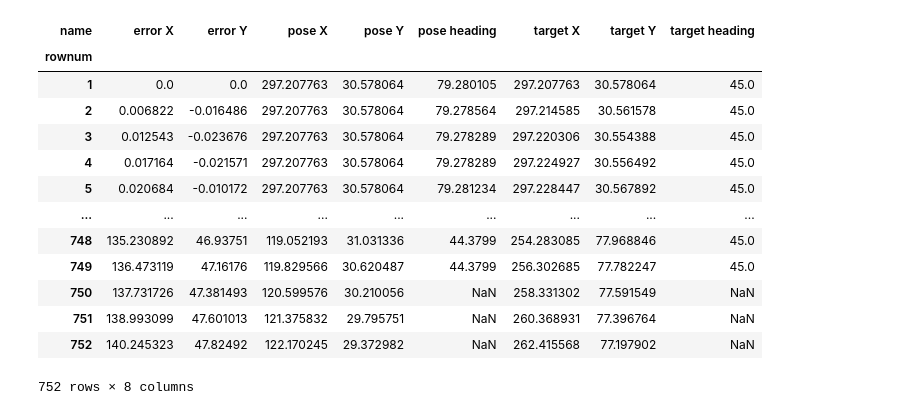
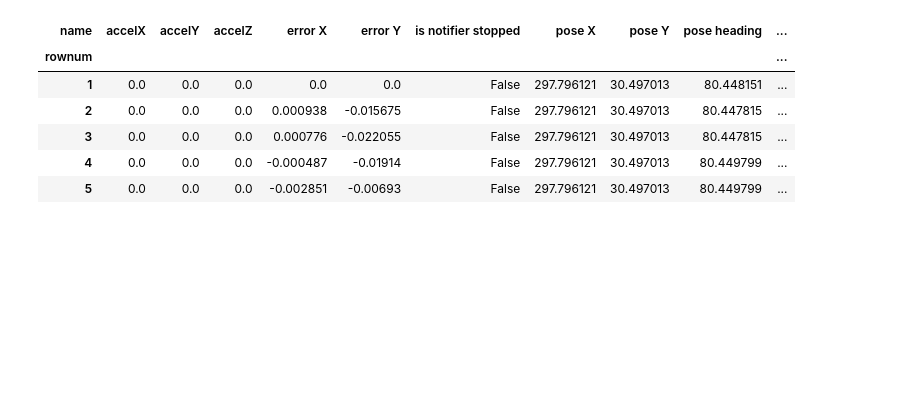
Before and after one commit to TheTriSonics/RobotLogToolkit, a Jupyter notebook: FRC Data Logging.ipynb, the cells around one changed output. Saved outputs shown, nothing was run; the diff lists cells and outputs as text; code cells hidden in the pictures; blank space fills up the shorter version.

```diff
--- a/FRC Data Logging.ipynb
+++ b/FRC Data Logging.ipynb
@@ -3,9 +3,14 @@ import datalog  as dl
 import pandas as pd
 import numpy as np
 
+def read_wpilog(filename):
+    data = dl.wpilog_to_json(filename)
+    df = pd.DataFrame(data)
+    return df
 
-data = dl.wpilog_to_json('FRC_20220328_233226.wpilog')
-df = pd.DataFrame(data)
+# df = read_wpilog('newdump/FRC_20220330_210122.wpilog')
+df = read_wpilog('autons/FRC_20220331_001608.wpilog')
+# df = read_wpilog('newdump/FRC_20220330_213451.wpilog')
 # Remove the standard data fields, only keeping our custom data.
 df = df[df['name'].apply(lambda x: not x.startswith('NT:/') and x != 'NTConnection' and x != 'messages')]
 # Verify we've got only what we need
@@ -27,10 +33,11 @@ df['rownum'] = df.sort_values(by='timestamp').groupby('name').cumcount() + 1
 # dropping an incomplete row of data or adjusting our technique for lining them up.
 df['mints'] = df.groupby('rownum')['timestamp'].transform('min')
 df['maxts'] = df.groupby('rownum')['timestamp'].transform('max')
+df['avgts'] = df.groupby('rownum')['timestamp'].transform('mean')
 df['diffts'] = df['maxts'] - df['mints']
 
 # Look for the rows with the largest difference.
 # (This is how I figured out we should drop messages from the data)
 timecheck_df = df.sort_values(by='diffts', ascending=False)
-timecheck_df
+timecheck_df.head()
 # %% [output]
@@ -50,24 +50,18 @@ timecheck_df
 # %%
 # Currently the df dataframe has a single 'name' column and a single 'value' column
 # that is a mix of everything we're measuring. Here we take each value for 'name'
 # (target X, target Y, etc.. ) and turn them into a column with ther row's 'value'
 # as the value of the cell
 pivot_df = df.pivot(index='rownum', columns='name', values='value')
-pivot_df
+pivot_df['pose error'] = (pivot_df['pose heading']-pivot_df['target heading']).abs()
+pivot_df.head()
 # %% [output]
-| name | error X | error Y | pose X | pose Y | pose heading | target X | target Y | target heading |
-| rownum |  |  |  |  |  |  |  |  |
-| 1 | 0.0 | 0.0 | 297.207763 | 30.578064 | 79.280105 | 297.207763 | 30.578064 | 45.0 |
-| 2 | 0.006822 | -0.016486 | 297.207763 | 30.578064 | 79.278564 | 297.214585 | 30.561578 | 45.0 |
-| 3 | 0.012543 | -0.023676 | 297.207763 | 30.578064 | 79.278289 | 297.220306 | 30.554388 | 45.0 |
-| 4 | 0.017164 | -0.021571 | 297.207763 | 30.578064 | 79.278289 | 297.224927 | 30.556492 | 45.0 |
-| 5 | 0.020684 | -0.010172 | 297.207763 | 30.578064 | 79.281234 | 297.228447 | 30.567892 | 45.0 |
-| ... | ... | ... | ... | ... | ... | ... | ... | ... |
-| 748 | 135.230892 | 46.93751 | 119.052193 | 31.031336 | 44.3799 | 254.283085 | 77.968846 | 45.0 |
-| 749 | 136.473119 | 47.16176 | 119.829566 | 30.620487 | 44.3799 | 256.302685 | 77.782247 | 45.0 |
-| 750 | 137.731726 | 47.381493 | 120.599576 | 30.210056 | NaN | 258.331302 | 77.591549 | NaN |
-| 751 | 138.993099 | 47.601013 | 121.375832 | 29.795751 | NaN | 260.368931 | 77.396764 | NaN |
-| 752 | 140.245323 | 47.82492 | 122.170245 | 29.372982 | NaN | 262.415568 | 77.197902 | NaN |
+| name | accelX | accelY | accelZ | error X | error Y | is notifier stopped | pose X | pose Y | pose heading | ... |
+| rownum |  |  |  |  |  |  |  |  |  | ... |
+| 1 | 0.0 | 0.0 | 0.0 | 0.0 | 0.0 | False | 297.796121 | 30.497013 | 80.448151 | ... |
+| 2 | 0.0 | 0.0 | 0.0 | 0.000938 | -0.015675 | False | 297.796121 | 30.497013 | 80.447815 | ... |
+| 3 | 0.0 | 0.0 | 0.0 | 0.000776 | -0.022055 | False | 297.796121 | 30.497013 | 80.447815 | ... |
+| 4 | 0.0 | 0.0 | 0.0 | -0.000487 | -0.01914 | False | 297.796121 | 30.497013 | 80.449799 | ... |
+| 5 | 0.0 | 0.0 | 0.0 | -0.002851 | -0.00693 | False | 297.796121 | 30.497013 | 80.449799 | ... |
-752 rows × 8 columns
 # %%
 # Trim our original dataframe down to just the rownum and timestamp values
```
Also changed, not shown: parts of 7 cells of this notebook.
